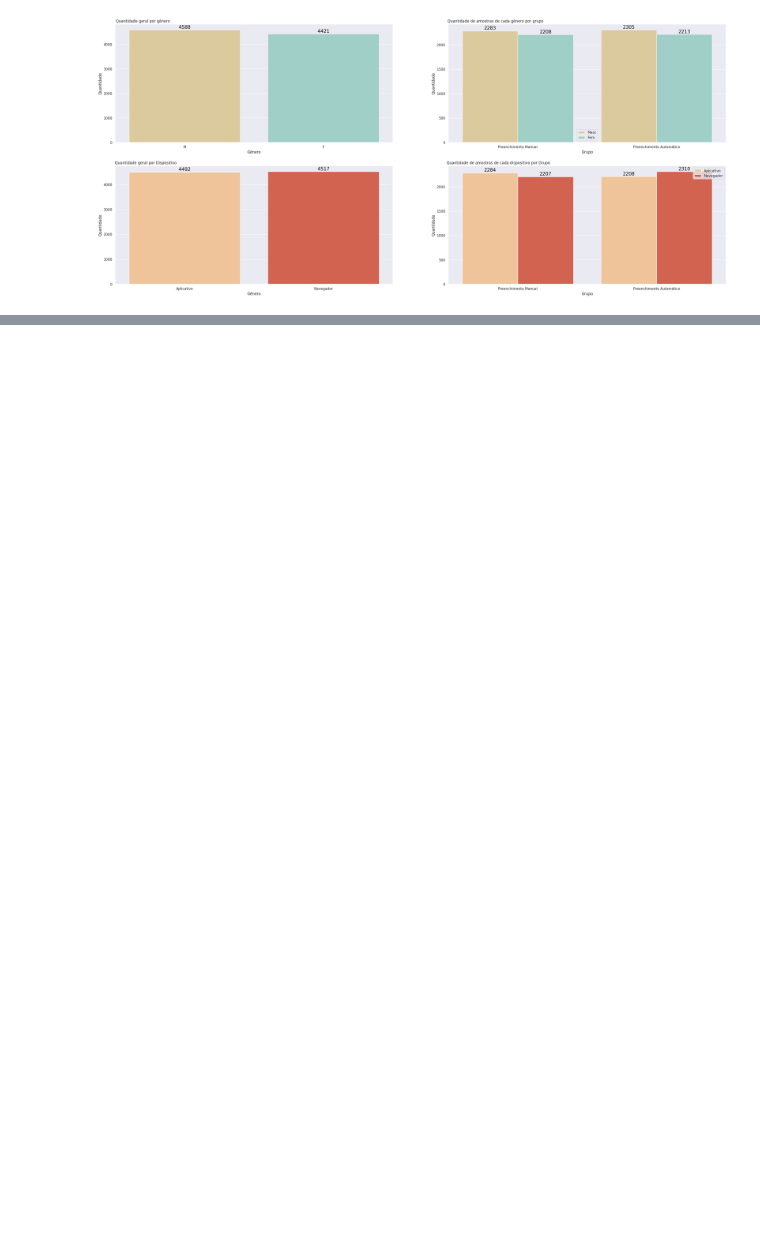
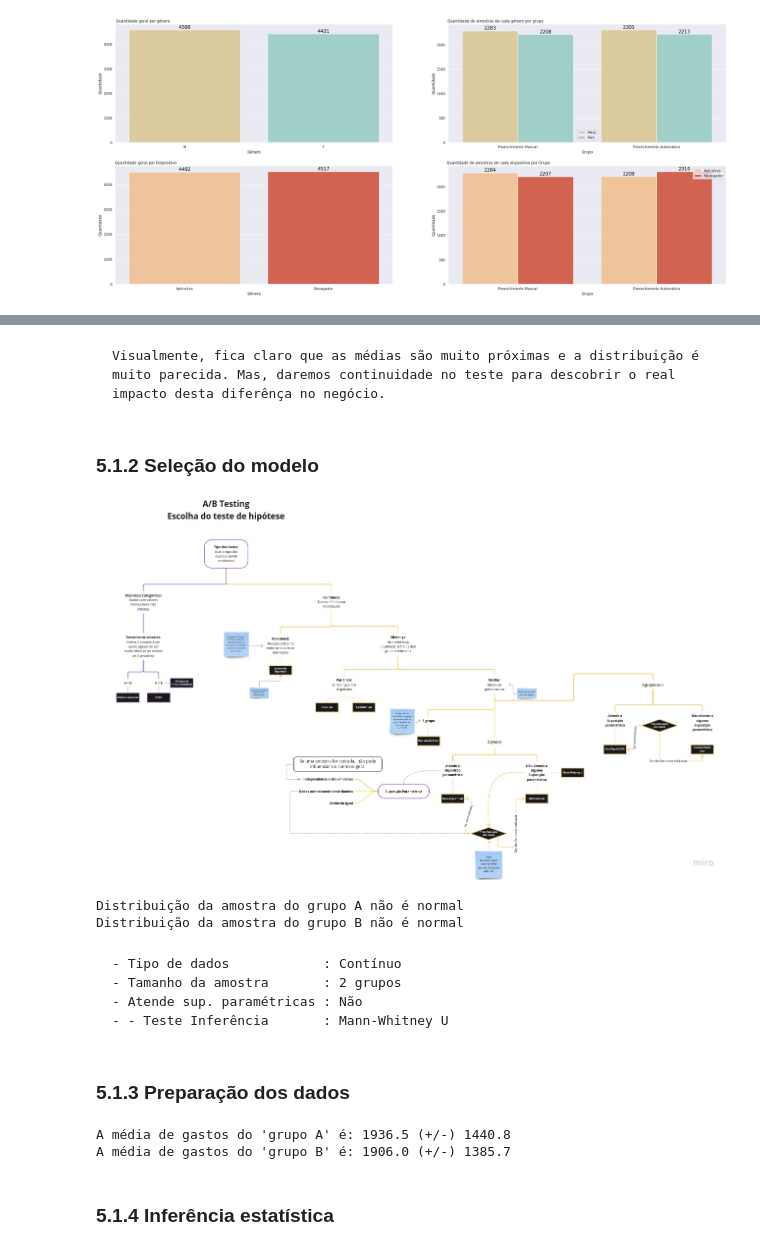
Before and after one commit to rsantosluan/ABTesting_EH, a Jupyter notebook: jnotebooks/AB_testing(2ciclo).ipynb, the cells around one changed output, grey strips where cells are left out. Saved outputs shown, nothing was run; the diff lists cells and outputs as text; code cells hidden in the pictures; blank space fills up the shorter version.

```diff
--- a/jnotebooks/AB_testing(2ciclo).ipynb
+++ b/jnotebooks/AB_testing(2ciclo).ipynb
@@ -219,0 +494,32 @@ rsl.plot_grafico.plot_values_vbar(ax);
+# %% [markdown]
+    Visualmente, fica claro que as médias são muito próximas e a distribuição é muito parecida. Mas, daremos continuidade no teste para descobrir o real impacto desta diferênça no negócio.
+# %% [markdown]
+### 5.1.2 Seleção do modelo
+# %%
+Image( '../img/AB_select_model.jpg' )
+# %% [output]
+[figure, added]
+# %%
+normalidade_amostral(data_raw, 'BRA', ['GRP A', 'GRP B'])
+# %% [output]
+Distribuição da amostra do grupo A não é normal
+Distribuição da amostra do grupo B não é normal
+# %% [markdown]
+    - Tipo de dados            : Contínuo
+    - Tamanho da amostra       : 2 grupos
+    - Atende sup. paramétricas : Não
+    - - Teste Inferência       : Mann-Whitney U
+# %% [markdown]
+### 5.1.3 Preparação dos dados
+# %%
+### Amostragem dos dados separando-os em dois grupos
+sample_a = df_br.loc[df_br.group == 'GRP A', 'spent'].sample( n = sample_size )
+sample_b = df_br.loc[df_br.group == 'GRP B', 'spent'].sample( n = sample_size )
+
+print( f"A média de gastos do 'grupo A' é: {sample_a.mean():.5} (+/-) {sample_a.std():.5} " )
+print( f"A média de gastos do 'grupo B' é: {sample_b.mean():.5} (+/-) {sample_b.std():.5} " )
+# %% [output]
+A média de gastos do 'grupo A' é: 1936.5 (+/-) 1440.8
+A média de gastos do 'grupo B' é: 1906.0 (+/-) 1385.7
+# %% [markdown]
+### 5.1.4 Inferência estatística
```
Also changed, not shown: parts of 35 cells of this notebook, 1 other file.
